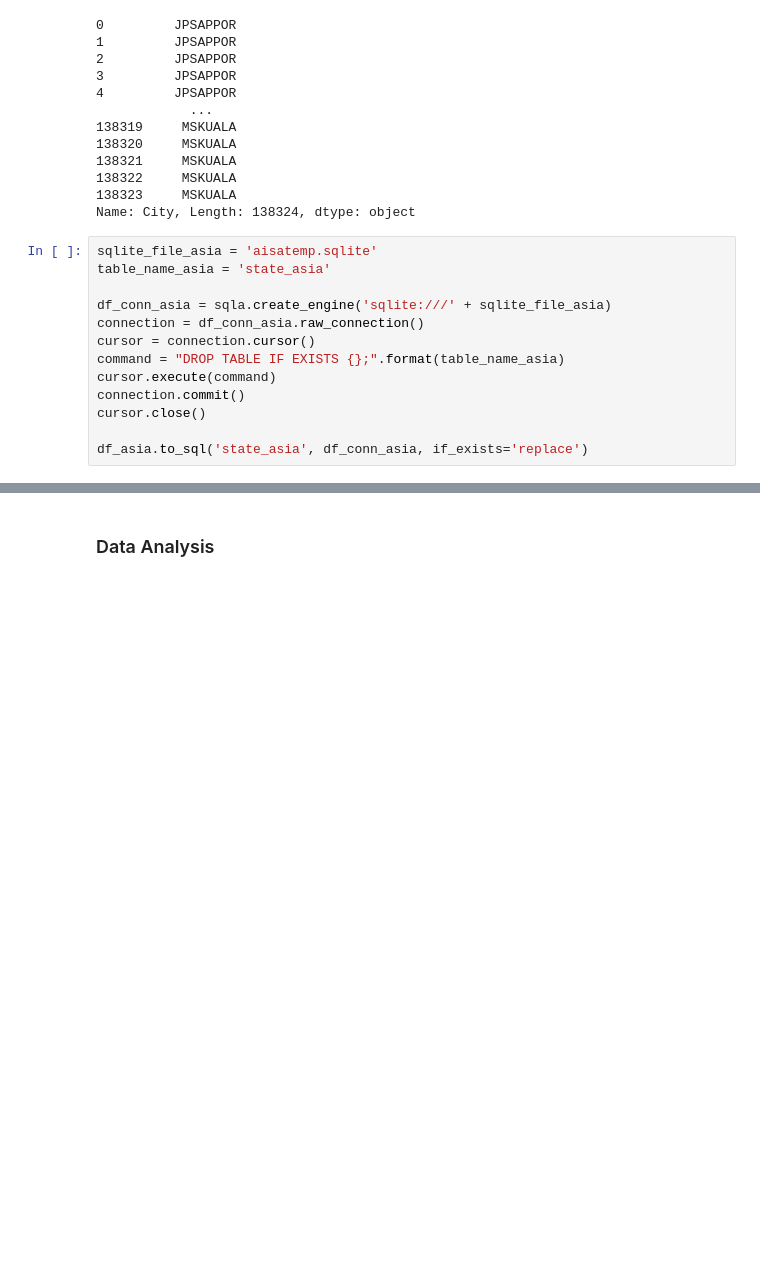
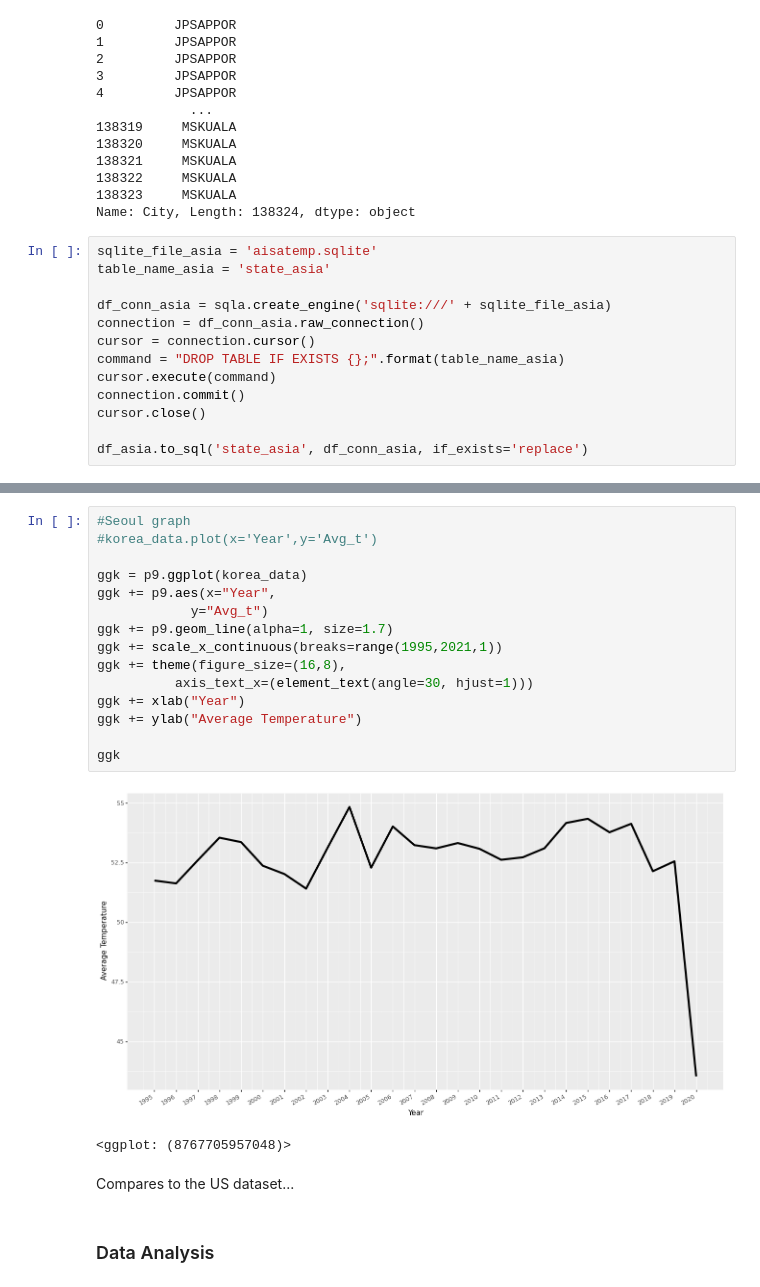
Before and after one commit to Wook22/UC-DAVIS, a Jupyter notebook: STA141B/STA141B.ipynb, the cells around one changed output, grey strips where cells are left out. Cells and saved outputs as stored; diff of their text form; blank space fills up the shorter version.

```diff
--- a/STA141B/STA141B.ipynb
+++ b/STA141B/STA141B.ipynb
@@ -697,3 +705,23 @@ korea_data
+# %%
+#Seoul graph
+#korea_data.plot(x='Year',y='Avg_t')
+
+ggk = p9.ggplot(korea_data)
+ggk += p9.aes(x="Year",
+            y="Avg_t")
+ggk += p9.geom_line(alpha=1, size=1.7)
+ggk += scale_x_continuous(breaks=range(1995,2021,1))
+ggk += theme(figure_size=(16,8),
+          axis_text_x=(element_text(angle=30, hjust=1)))
+ggk += xlab("Year")
+ggk += ylab("Average Temperature")
+
+ggk
+# %% [output]
+[figure, added]
+<ggplot: (8767705957048)>
+# %% [markdown]
+Compares to the US dataset...
 # %% [markdown]
 ### Data Analysis
 # %% [markdown]
```
Also changed, not shown: parts of 3 cells of this notebook, 2 other files.
